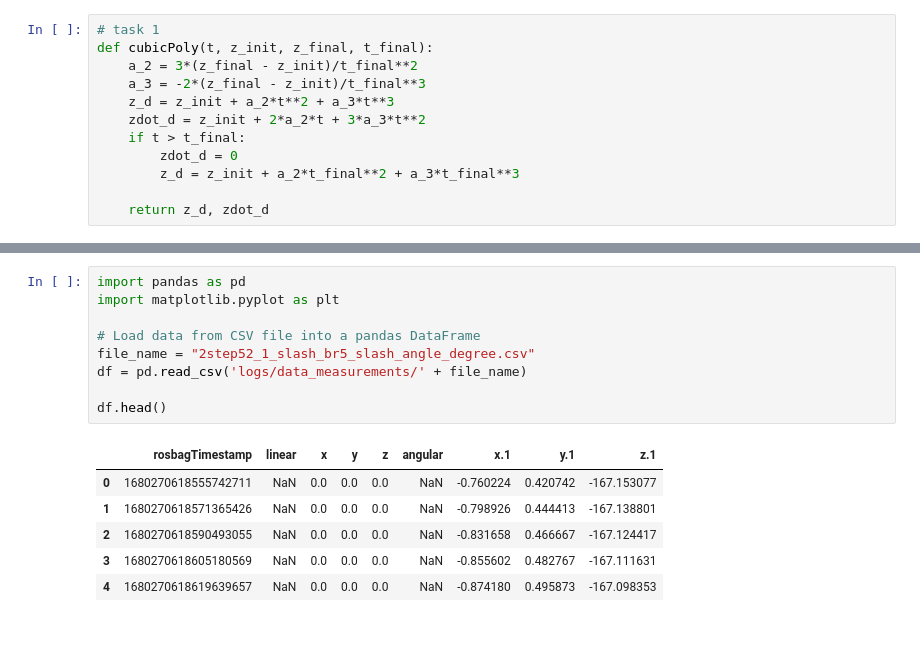
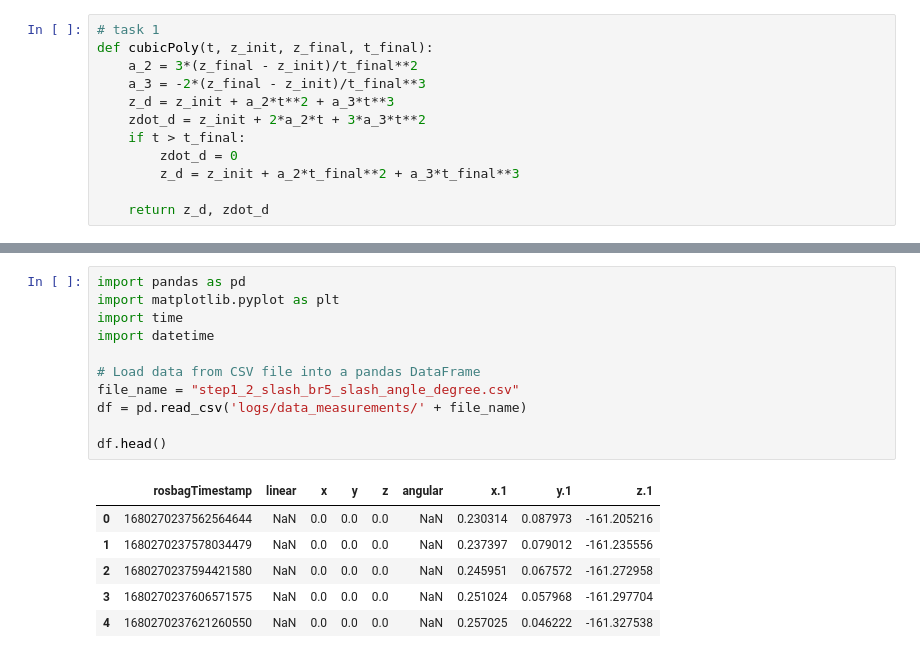
Before and after one commit to worachit/bluerov, a Jupyter notebook: autonomous_rov/script/Bluerov_practical.ipynb, the cells around one changed output, grey strips where cells are left out. Cells and saved outputs as stored; diff of their text form.

```diff
--- a/autonomous_rov/script/Bluerov_practical.ipynb
+++ b/autonomous_rov/script/Bluerov_practical.ipynb
@@ -97,16 +97,18 @@ plt.show()
 # %%
 import pandas as pd
 import matplotlib.pyplot as plt
+import time
+import datetime
 
 # Load data from CSV file into a pandas DataFrame
-file_name = "2step52_1_slash_br5_slash_angle_degree.csv"
+file_name = "step1_2_slash_br5_slash_angle_degree.csv"
 df = pd.read_csv('logs/data_measurements/' + file_name)
 
 df.head()
 # %% [output]
 |  | rosbagTimestamp | linear | x | y | z | angular | x.1 | y.1 | z.1 |
-| 0 | 1680270618555742711 | NaN | 0.0 | 0.0 | 0.0 | NaN | -0.760224 | 0.420742 | -167.153077 |
-| 1 | 1680270618571365426 | NaN | 0.0 | 0.0 | 0.0 | NaN | -0.798926 | 0.444413 | -167.138801 |
-| 2 | 1680270618590493055 | NaN | 0.0 | 0.0 | 0.0 | NaN | -0.831658 | 0.466667 | -167.124417 |
-| 3 | 1680270618605180569 | NaN | 0.0 | 0.0 | 0.0 | NaN | -0.855602 | 0.482767 | -167.111631 |
-| 4 | 1680270618619639657 | NaN | 0.0 | 0.0 | 0.0 | NaN | -0.874180 | 0.495873 | -167.098353 |
+| 0 | 1680270237562564644 | NaN | 0.0 | 0.0 | 0.0 | NaN | 0.230314 | 0.087973 | -161.205216 |
+| 1 | 1680270237578034479 | NaN | 0.0 | 0.0 | 0.0 | NaN | 0.237397 | 0.079012 | -161.235556 |
+| 2 | 1680270237594421580 | NaN | 0.0 | 0.0 | 0.0 | NaN | 0.245951 | 0.067572 | -161.272958 |
+| 3 | 1680270237606571575 | NaN | 0.0 | 0.0 | 0.0 | NaN | 0.251024 | 0.057968 | -161.297704 |
+| 4 | 1680270237621260550 | NaN | 0.0 | 0.0 | 0.0 | NaN | 0.257025 | 0.046222 | -161.327538 |
```
Also changed, not shown: parts of 3 cells of this notebook.
